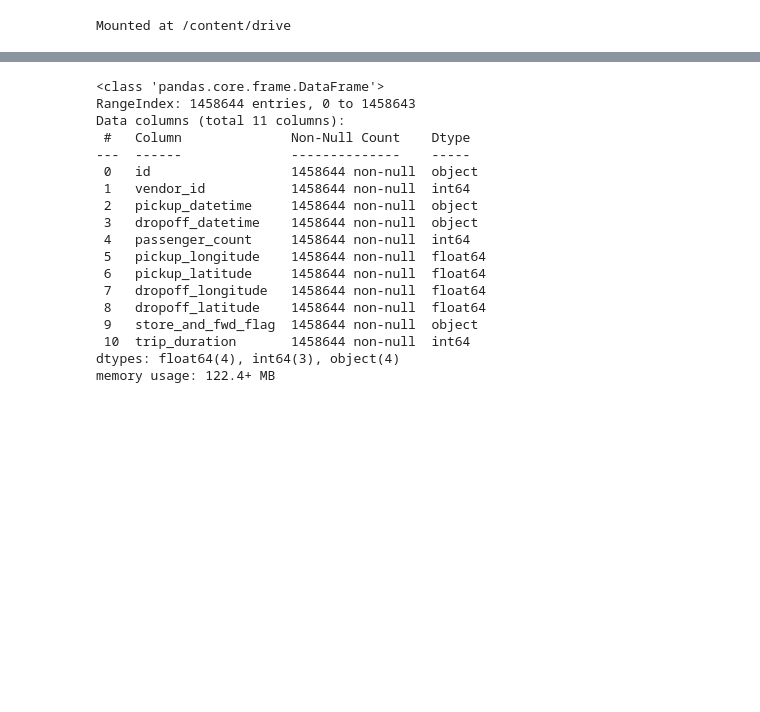
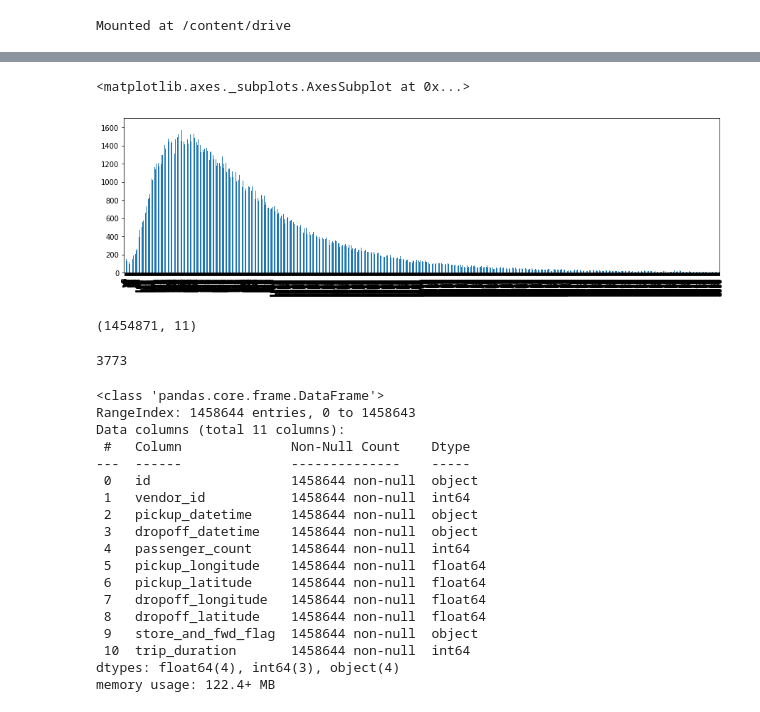
Before and after one commit to utkarshs75/NYC-Taxi-Data-Analysis, a Jupyter notebook: NYC_Taxi_Trip_Time_Prediction_Capstone_Project.ipynb, the cells around one changed output, grey strips where cells are left out. Saved outputs shown, nothing was run; the diff lists cells and outputs as text; code cells hidden in the pictures; blank space fills up the shorter version.

```diff
--- a/NYC_Taxi_Trip_Time_Prediction_Capstone_Project.ipynb
+++ b/NYC_Taxi_Trip_Time_Prediction_Capstone_Project.ipynb
@@ -52,3 +100,17 @@ data.head()
+# %%
+plt.figure(figsize = (15, 4))
+x['trip_duration'].value_counts().sort_index().plot.bar()
+# %% [output]
+<matplotlib.axes._subplots.AxesSubplot at 0x...>
+[figure, added]
+# %%
+x.shape
+# %% [output]
+(1454871, 11)
+# %%
+data.shape[0]-x.shape[0]
+# %% [output]
+3773
 # %%
 data.info()
 # %% [output]
```
Also changed, not shown: parts of 12 cells of this notebook.
